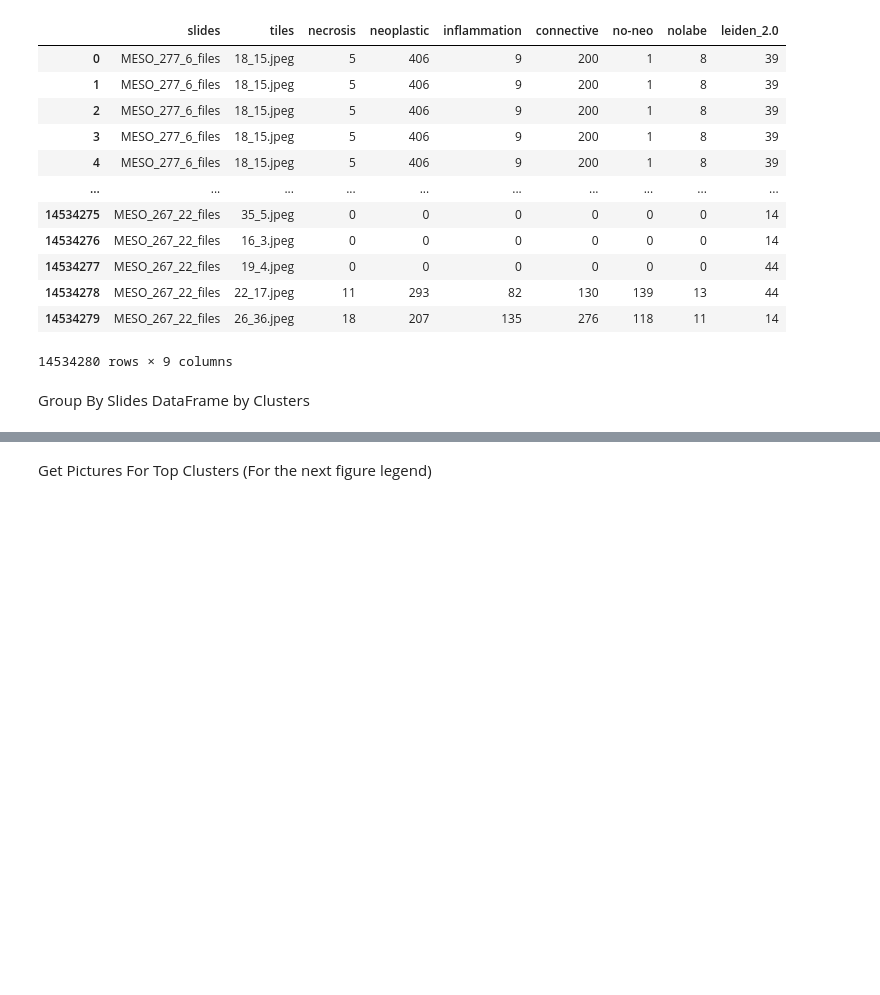
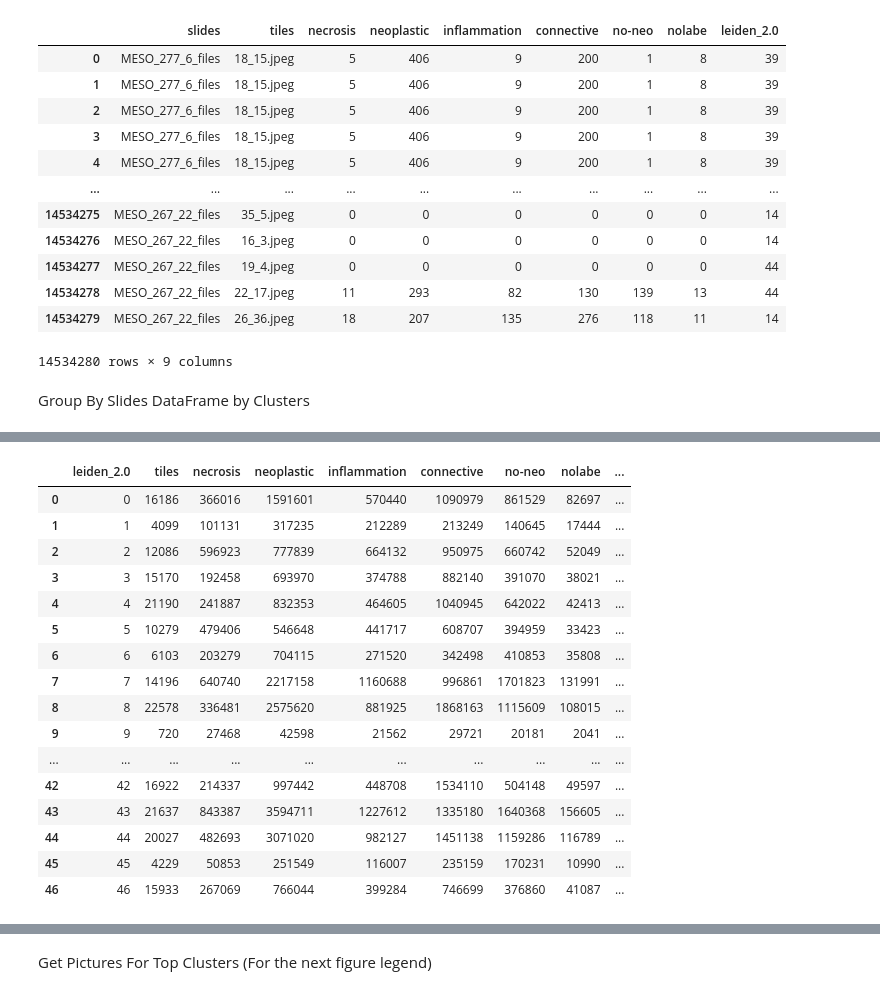
Before and after one commit to FarzanehSeyedshahi/Histomorphological-Phenotype-Learning, a Jupyter notebook: workflow/hovernet.ipynb, the cells around one changed output, grey strips where cells are left out. Drawn from its saved outputs; the diff is of its cells as text; code cells hidden in the pictures; blank space fills up the shorter version.

```diff
--- a/workflow/hovernet.ipynb
+++ b/workflow/hovernet.ipynb
@@ -206 +258,22 @@ Group By Slides DataFrame by Clusters
+# %%
+plotting_dfs = pd.read_csv('/nfs/home/users/fshahi/Projects/Histomorphological-Phenotype-Learning/results/BarlowTwins_3/Meso/h224_w224_n3_zdim128/750K/nuc_types_hovernet_clusters.csv')
+plotting_dfs
+# %% [output]
+|  | leiden_2.0 | tiles | necrosis | neoplastic | inflammation | connective | no-neo | nolabe | ... |
+| 0 | 0 | 16186 | 366016 | 1591601 | 570440 | 1090979 | 861529 | 82697 | ... |
+| 1 | 1 | 4099 | 101131 | 317235 | 212289 | 213249 | 140645 | 17444 | ... |
+| 2 | 2 | 12086 | 596923 | 777839 | 664132 | 950975 | 660742 | 52049 | ... |
+| 3 | 3 | 15170 | 192458 | 693970 | 374788 | 882140 | 391070 | 38021 | ... |
+| 4 | 4 | 21190 | 241887 | 832353 | 464605 | 1040945 | 642022 | 42413 | ... |
+| 5 | 5 | 10279 | 479406 | 546648 | 441717 | 608707 | 394959 | 33423 | ... |
+| 6 | 6 | 6103 | 203279 | 704115 | 271520 | 342498 | 410853 | 35808 | ... |
+| 7 | 7 | 14196 | 640740 | 2217158 | 1160688 | 996861 | 1701823 | 131991 | ... |
+| 8 | 8 | 22578 | 336481 | 2575620 | 881925 | 1868163 | 1115609 | 108015 | ... |
+| 9 | 9 | 720 | 27468 | 42598 | 21562 | 29721 | 20181 | 2041 | ... |
+| ... | ... | ... | ... | ... | ... | ... | ... | ... | ... |
+| 42 | 42 | 16922 | 214337 | 997442 | 448708 | 1534110 | 504148 | 49597 | ... |
+| 43 | 43 | 21637 | 843387 | 3594711 | 1227612 | 1335180 | 1640368 | 156605 | ... |
+| 44 | 44 | 20027 | 482693 | 3071020 | 982127 | 1451138 | 1159286 | 116789 | ... |
+| 45 | 45 | 4229 | 50853 | 251549 | 116007 | 235159 | 170231 | 10990 | ... |
+| 46 | 46 | 15933 | 267069 | 766044 | 399284 | 746699 | 376860 | 41087 | ... |
 # %%
```
Also changed, not shown: parts of 7 cells of this notebook, 1 other file.
